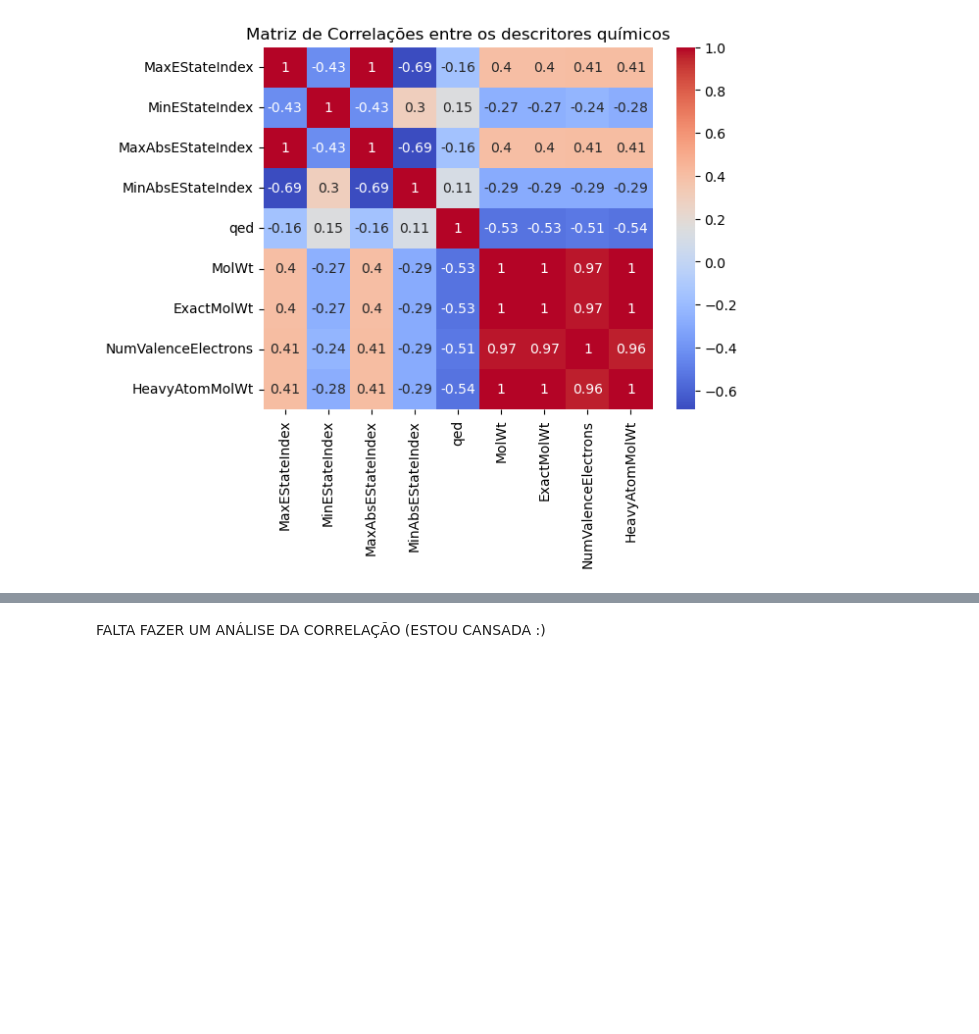
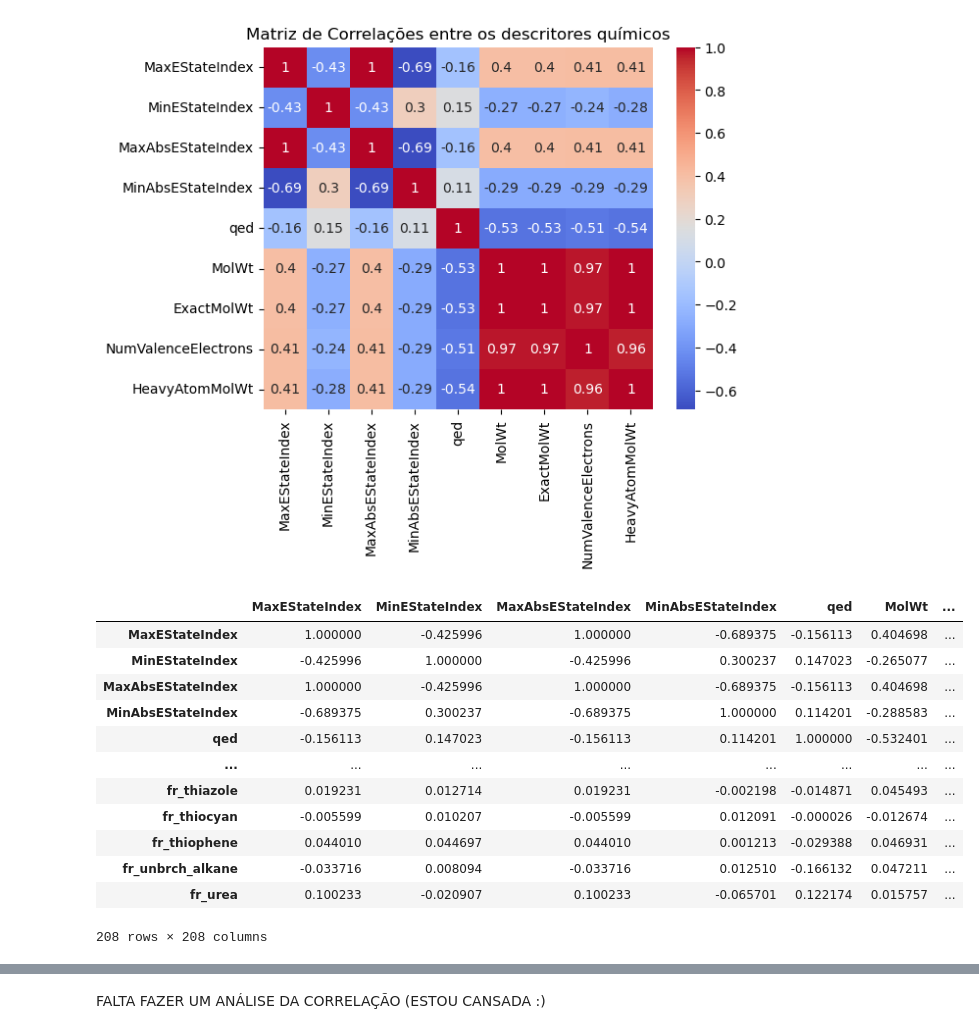
Before and after one commit to BrunoAGSa/Extra-o_Work, a Jupyter notebook: Trabalho parte 2/cyp2c9/trabalho 2.ipynb, the cells around one changed output, grey strips where cells are left out. Cells and saved outputs as stored; diff of their text form; code cells hidden in the pictures; blank space fills up the shorter version.

```diff
--- a/Trabalho parte 2/cyp2c9/trabalho 2.ipynb
+++ b/Trabalho parte 2/cyp2c9/trabalho 2.ipynb
@@ -656,3 +625,21 @@ plt.title('Matriz de Correlações entre os descritores químicos')
 plt.show()
 # %% [output]
 [figure]
+# %%
+corre=df_features.corr()
+
+corre
+# %% [output]
+|  | MaxEStateIndex | MinEStateIndex | MaxAbsEStateIndex | MinAbsEStateIndex | qed | MolWt | ... |
+| MaxEStateIndex | 1.000000 | -0.425996 | 1.000000 | -0.689375 | -0.156113 | 0.404698 | ... |
+| MinEStateIndex | -0.425996 | 1.000000 | -0.425996 | 0.300237 | 0.147023 | -0.265077 | ... |
+| MaxAbsEStateIndex | 1.000000 | -0.425996 | 1.000000 | -0.689375 | -0.156113 | 0.404698 | ... |
+| MinAbsEStateIndex | -0.689375 | 0.300237 | -0.689375 | 1.000000 | 0.114201 | -0.288583 | ... |
+| qed | -0.156113 | 0.147023 | -0.156113 | 0.114201 | 1.000000 | -0.532401 | ... |
+| ... | ... | ... | ... | ... | ... | ... | ... |
+| fr_thiazole | 0.019231 | 0.012714 | 0.019231 | -0.002198 | -0.014871 | 0.045493 | ... |
+| fr_thiocyan | -0.005599 | 0.010207 | -0.005599 | 0.012091 | -0.000026 | -0.012674 | ... |
+| fr_thiophene | 0.044010 | 0.044697 | 0.044010 | 0.001213 | -0.029388 | 0.046931 | ... |
+| fr_unbrch_alkane | -0.033716 | 0.008094 | -0.033716 | 0.012510 | -0.166132 | 0.047211 | ... |
+| fr_urea | 0.100233 | -0.020907 | 0.100233 | -0.065701 | 0.122174 | 0.015757 | ... |
+208 rows × 208 columns
```
Also changed, not shown: parts of 12 cells of this notebook.
